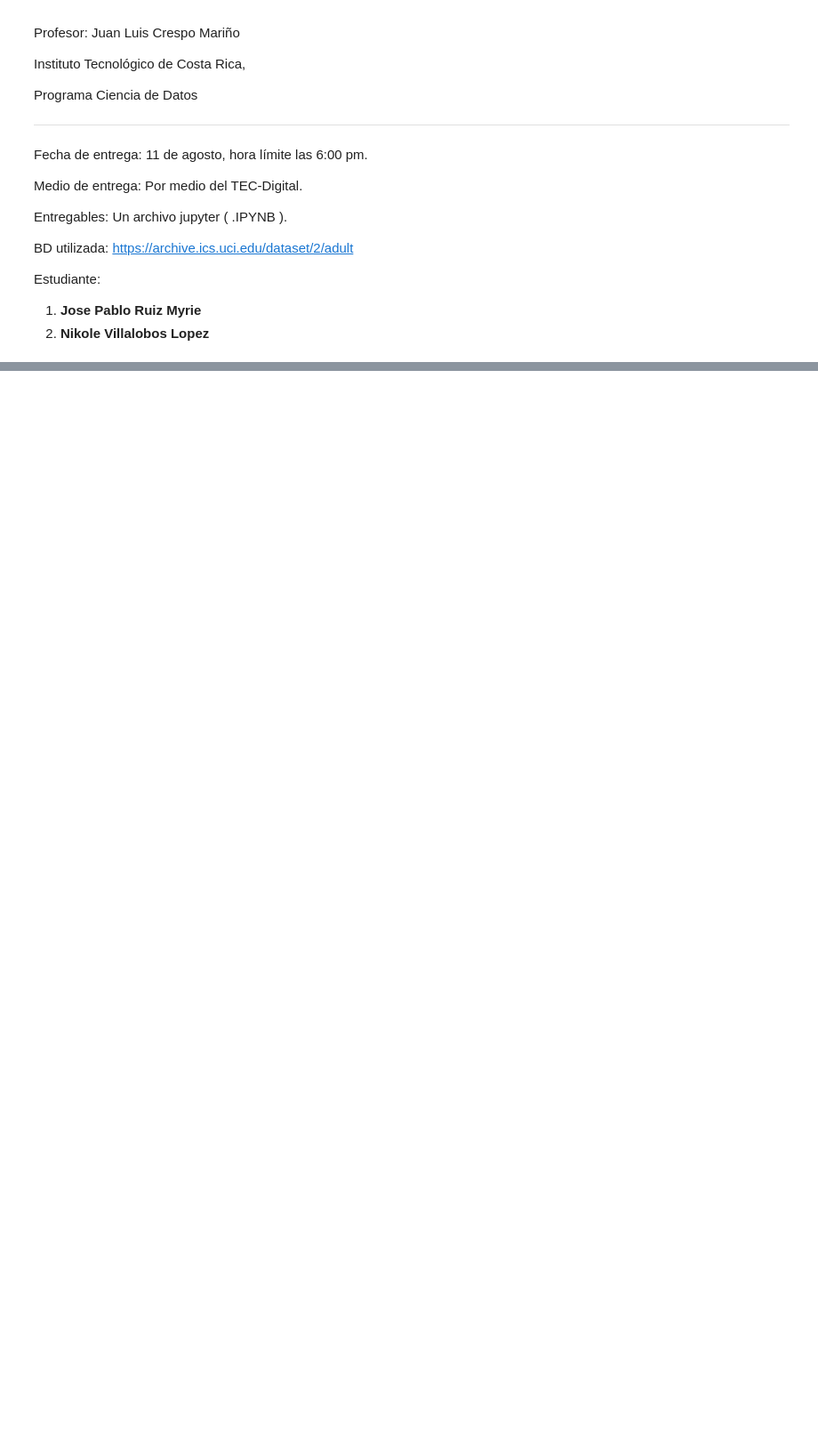
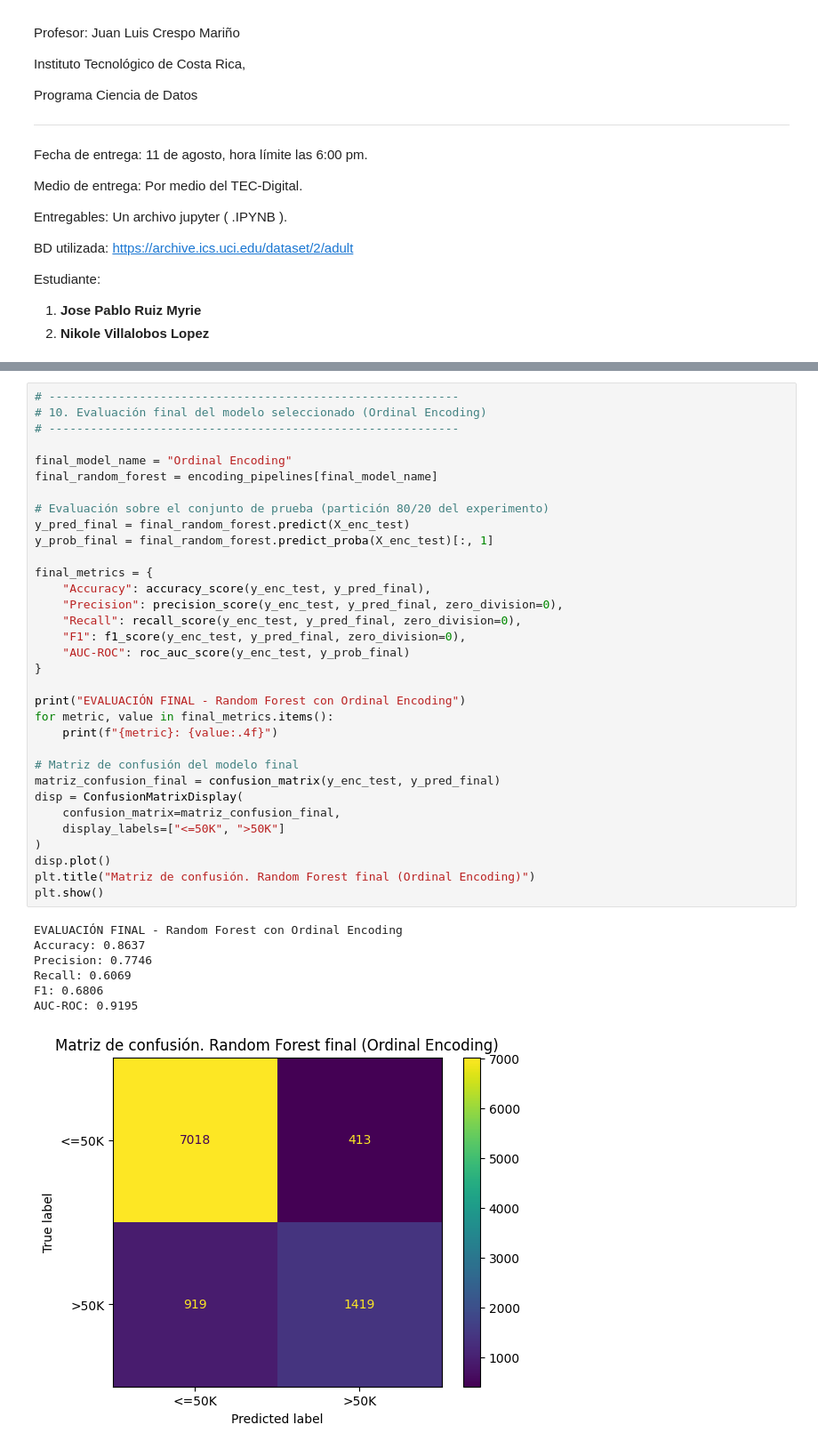
Before and after one commit to nikolevillaloboss/proyecto_final_ml, a Jupyter notebook: notebooks/04_random_forest.ipynb, the cells around one changed output, grey strips where cells are left out. Shown at 89% size. Cells and saved outputs as stored; diff of their text form; blank space fills up the shorter version.

```diff
--- a/notebooks/04_random_forest.ipynb
+++ b/notebooks/04_random_forest.ipynb
@@ -309,0 +495,41 @@ for metric, value in baseline_metrics.items():
+# %%
+# -----------------------------------------------------------
+# 10. Evaluación final del modelo seleccionado (Ordinal Encoding)
+# -----------------------------------------------------------
+
+final_model_name = "Ordinal Encoding"
+final_random_forest = encoding_pipelines[final_model_name]
+
+# Evaluación sobre el conjunto de prueba (partición 80/20 del experimento)
+y_pred_final = final_random_forest.predict(X_enc_test)
+y_prob_final = final_random_forest.predict_proba(X_enc_test)[:, 1]
+
+final_metrics = {
+    "Accuracy": accuracy_score(y_enc_test, y_pred_final),
+    "Precision": precision_score(y_enc_test, y_pred_final, zero_division=0),
+    "Recall": recall_score(y_enc_test, y_pred_final, zero_division=0),
+    "F1": f1_score(y_enc_test, y_pred_final, zero_division=0),
+    "AUC-ROC": roc_auc_score(y_enc_test, y_prob_final)
+}
+
+print("EVALUACIÓN FINAL - Random Forest con Ordinal Encoding")
+for metric, value in final_metrics.items():
+    print(f"{metric}: {value:.4f}")
+
+# Matriz de confusión del modelo final
+matriz_confusion_final = confusion_matrix(y_enc_test, y_pred_final)
+disp = ConfusionMatrixDisplay(
+    confusion_matrix=matriz_confusion_final,
+    display_labels=["<=50K", ">50K"]
+)
+disp.plot()
+plt.title("Matriz de confusión. Random Forest final (Ordinal Encoding)")
+plt.show()
+# %% [output]
+EVALUACIÓN FINAL - Random Forest con Ordinal Encoding
+Accuracy: 0.8637
+Precision: 0.7746
+Recall: 0.6069
+F1: 0.6806
+AUC-ROC: 0.9195
+[figure, added]
```
Also changed, not shown: parts of 25 cells of this notebook, 13 other files.
